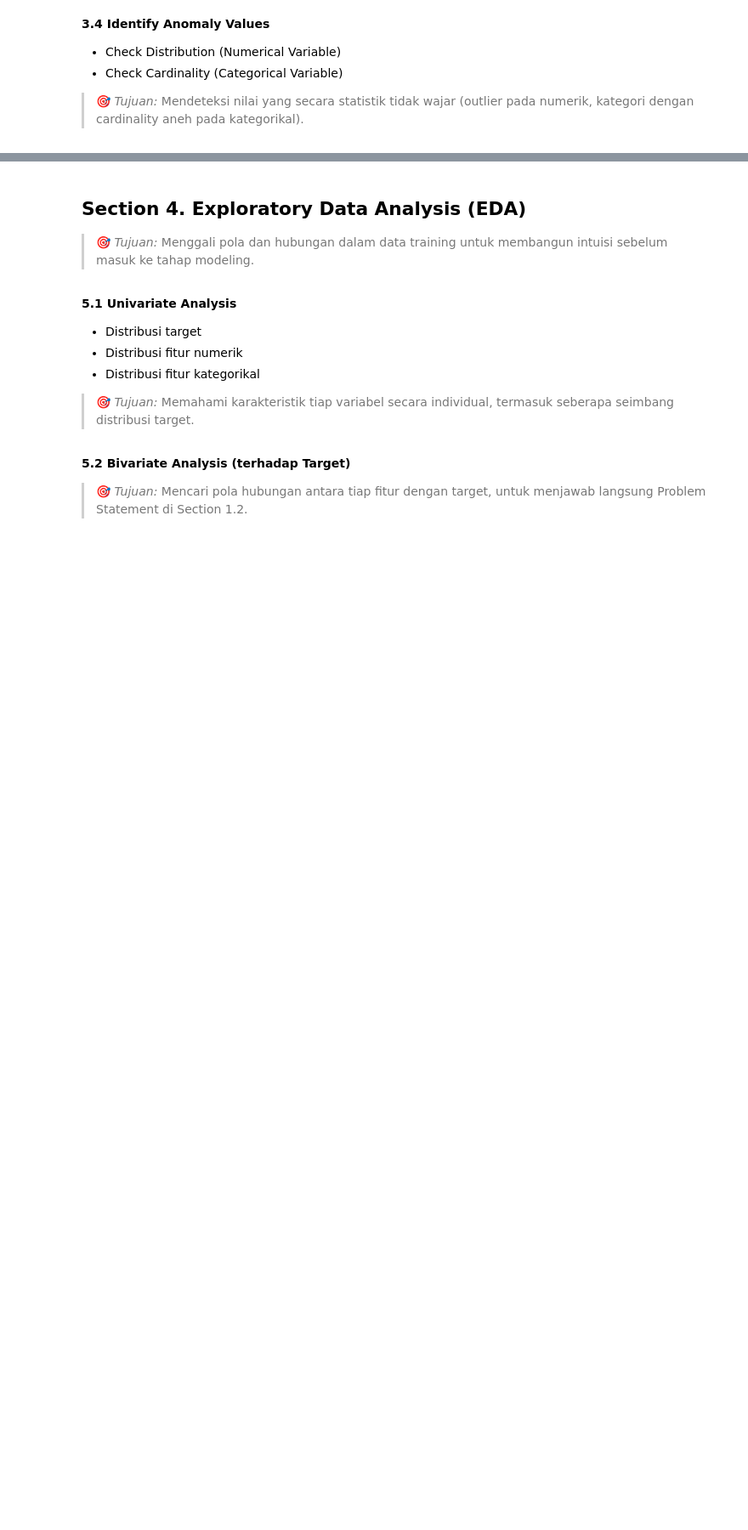
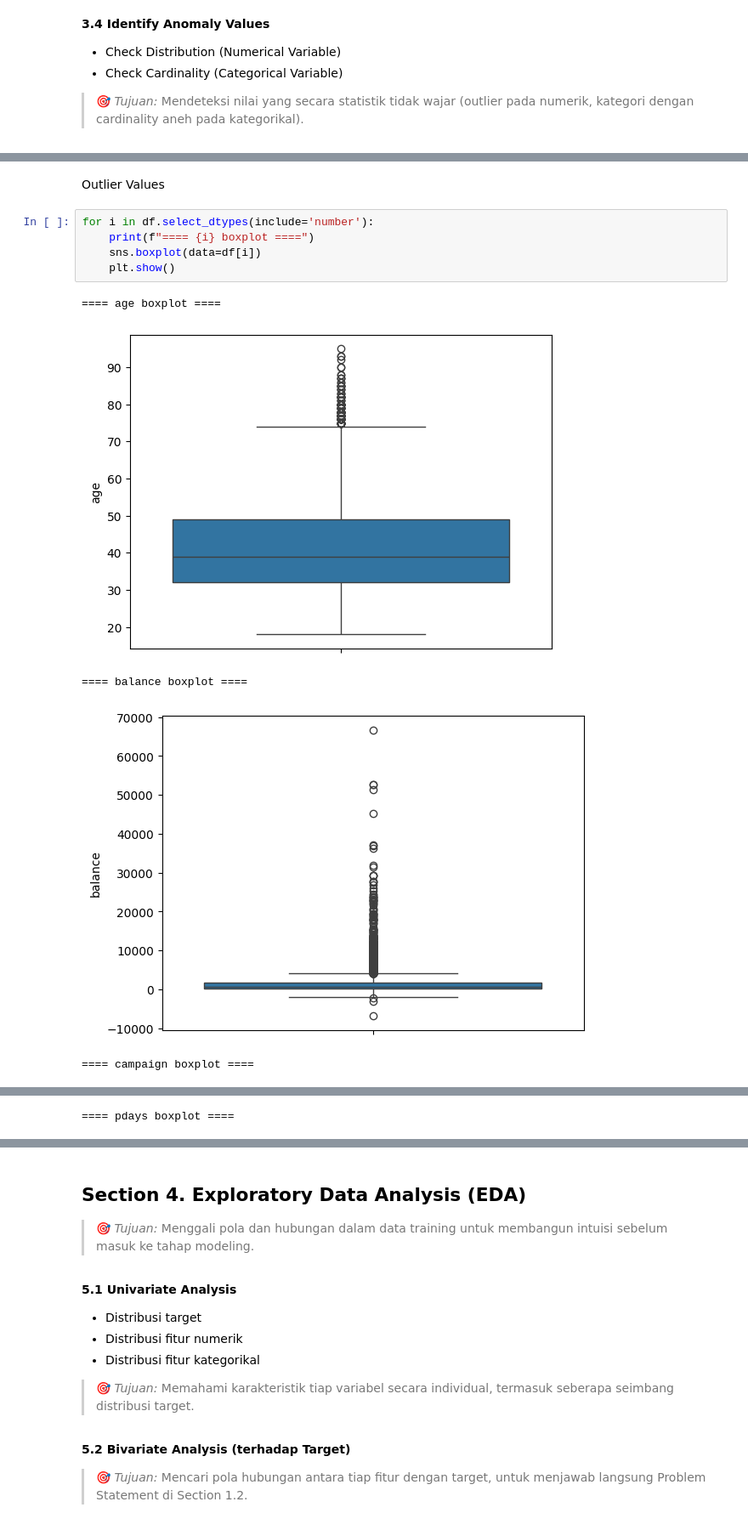
Before and after one commit to ElmarLeonard9/Bank_Marketing_Campaign_Analysis_-_ML, a Jupyter notebook: notebook/1.0-bdp-notebook.ipynb, the cells around one changed output, grey strips where cells are left out. Shown at 85% size. Drawn from its saved outputs; the diff is of its cells as text; blank space fills up the shorter version.

```diff
--- a/notebook/1.0-bdp-notebook.ipynb
+++ b/notebook/1.0-bdp-notebook.ipynb
@@ -117,0 +241,13 @@ Sales tim : Melakukan komunikasi langsung kepada calon nasabah
+# %% [markdown]
+Outlier Values
+# %%
+for i in df.select_dtypes(include='number'):
+    print(f"==== {i} boxplot ====")
+    sns.boxplot(data=df[i])
+    plt.show()
+# %% [output]
+==== age boxplot ====
+[figure, added]
+==== balance boxplot ====
+[figure, added]
+==== campaign boxplot ====
@@ -117,0 +255 @@ Sales tim : Melakukan komunikasi langsung kepada calon nasabah
+==== pdays boxplot ====
```
Also changed, not shown: parts of 13 cells of this notebook.
